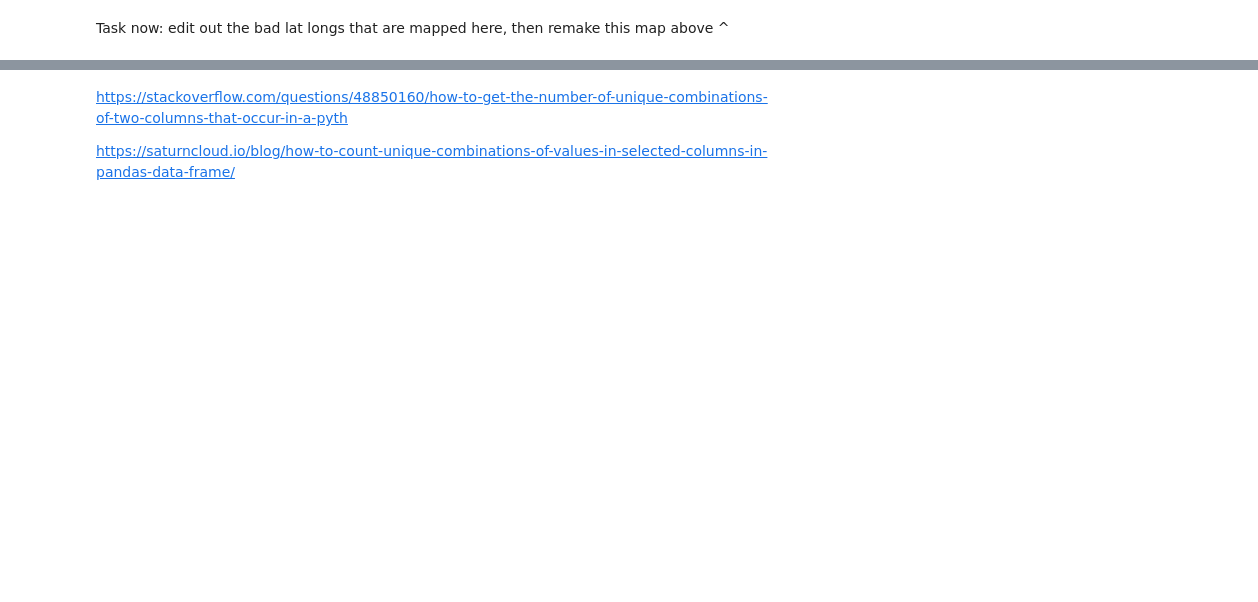
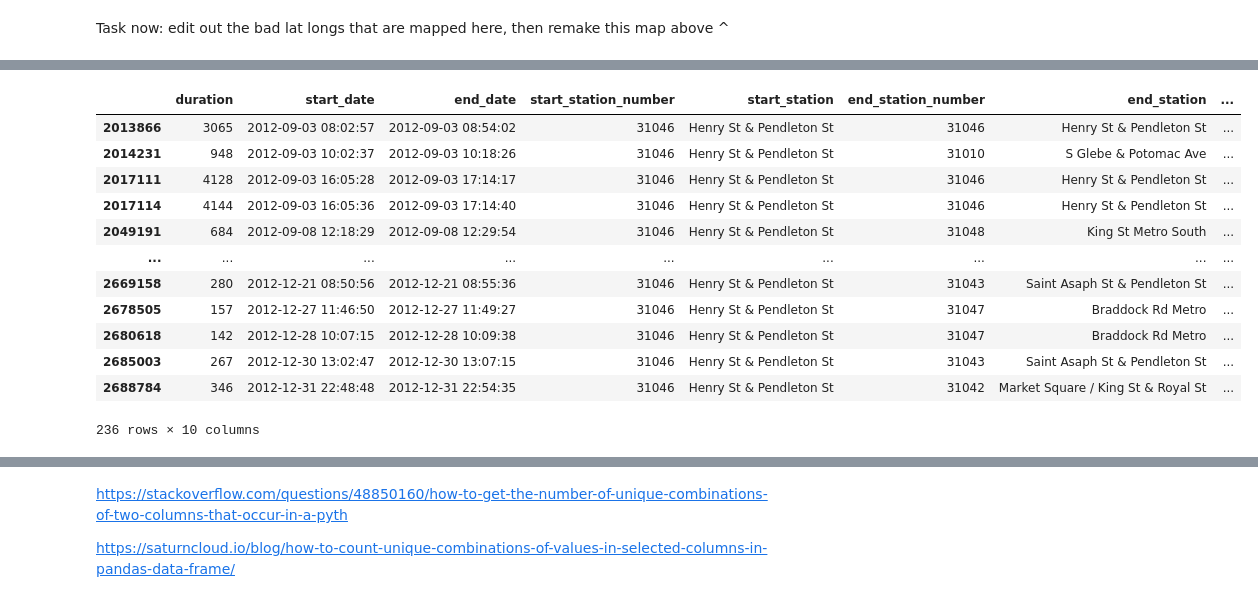
Before and after one commit to cdb8675309/Project3_Sprint-2, a Jupyter notebook: P3_S2.ipynb, the cells around one changed output, grey strips where cells are left out. Cells and saved outputs as stored; diff of their text form; code cells hidden in the pictures; blank space fills up the shorter version.

```diff
--- a/P3_S2.ipynb
+++ b/P3_S2.ipynb
@@ -820,10 +816,10 @@ stations_df7.loc[77:]
 117 rows × 4 columns
 # %%
 #manual modification station to edit bad latlongs
-stations_df7.at[178,'Lat'] = 38.906545
-stations_df7.at[178, 'Lon'] = -77.051512
-stations_df7.at[178, 'location'] = '24th & N St NW, Washington, DC 20037, USA'
-stations_df7.loc[178:]
+# stations_df7.at[178,'Lat'] = 38.906545
+# stations_df7.at[178, 'Lon'] = -77.051512
+# stations_df7.at[178, 'location'] = '24th & N St NW, Washington, DC 20037, USA'
+# stations_df7.loc[178:]
 # %% [output]
 |  | add | location | Lat | Lon |
 | 178 | 24th & N St NW | 24th & N St NW, Washington, DC 20... | 38.906545 | -77.051512 |
@@ -881,0 +868,6 @@ namenum_df.groupby(['start_station_number', 'start_station']).nunique()
+# %%
+#created a full dataframe with station names, lat longs, and numbers
+full_station_df = stations_df7.merge(station_numbers, left_index=True, right_index=True)
+full_station_df
+full_station_df_copy=full_station_df.copy()
+full_station_df
@@ -881,0 +888,4 @@ namenum_df.groupby(['start_station_number', 'start_station']).nunique()
+# %%
+col = full_station_df.pop("start_station_number")
+full_station_df.insert(0, 'start_station_number', col)
+full_station_df
@@ -881,0 +906,21 @@ namenum_df.groupby(['start_station_number', 'start_station']).nunique()
+# %%
+#checking to see if station numbers still match station names, and they do :)
+my_value = 'Henry St & Pendleton St'
+results=full_station_df.loc[full_station_df['add']==my_value]
+results
+results2=combi_td1112.loc[combi_td1112['start_station']==my_value]
+results2
+# %% [output]
+|  | duration | start_date | end_date | start_station_number | start_station | end_station_number | end_station | ... |
+| 2013866 | 3065 | 2012-09-03 08:02:57 | 2012-09-03 08:54:02 | 31046 | Henry St & Pendleton St | 31046 | Henry St & Pendleton St | ... |
+| 2014231 | 948 | 2012-09-03 10:02:37 | 2012-09-03 10:18:26 | 31046 | Henry St & Pendleton St | 31010 | S Glebe & Potomac Ave | ... |
+| 2017111 | 4128 | 2012-09-03 16:05:28 | 2012-09-03 17:14:17 | 31046 | Henry St & Pendleton St | 31046 | Henry St & Pendleton St | ... |
+| 2017114 | 4144 | 2012-09-03 16:05:36 | 2012-09-03 17:14:40 | 31046 | Henry St & Pendleton St | 31046 | Henry St & Pendleton St | ... |
+| 2049191 | 684 | 2012-09-08 12:18:29 | 2012-09-08 12:29:54 | 31046 | Henry St & Pendleton St | 31048 | King St Metro South | ... |
+| ... | ... | ... | ... | ... | ... | ... | ... | ... |
+| 2669158 | 280 | 2012-12-21 08:50:56 | 2012-12-21 08:55:36 | 31046 | Henry St & Pendleton St | 31043 | Saint Asaph St & Pendleton St | ... |
+| 2678505 | 157 | 2012-12-27 11:46:50 | 2012-12-27 11:49:27 | 31046 | Henry St & Pendleton St | 31047 | Braddock Rd Metro | ... |
+| 2680618 | 142 | 2012-12-28 10:07:15 | 2012-12-28 10:09:38 | 31046 | Henry St & Pendleton St | 31047 | Braddock Rd Metro | ... |
+| 2685003 | 267 | 2012-12-30 13:02:47 | 2012-12-30 13:07:15 | 31046 | Henry St & Pendleton St | 31043 | Saint Asaph St & Pendleton St | ... |
+| 2688784 | 346 | 2012-12-31 22:48:48 | 2012-12-31 22:54:35 | 31046 | Henry St & Pendleton St | 31042 | Market Square / King St & Royal St | ... |
+236 rows × 10 columns
```
Also changed, not shown: parts of 13 cells of this notebook.
